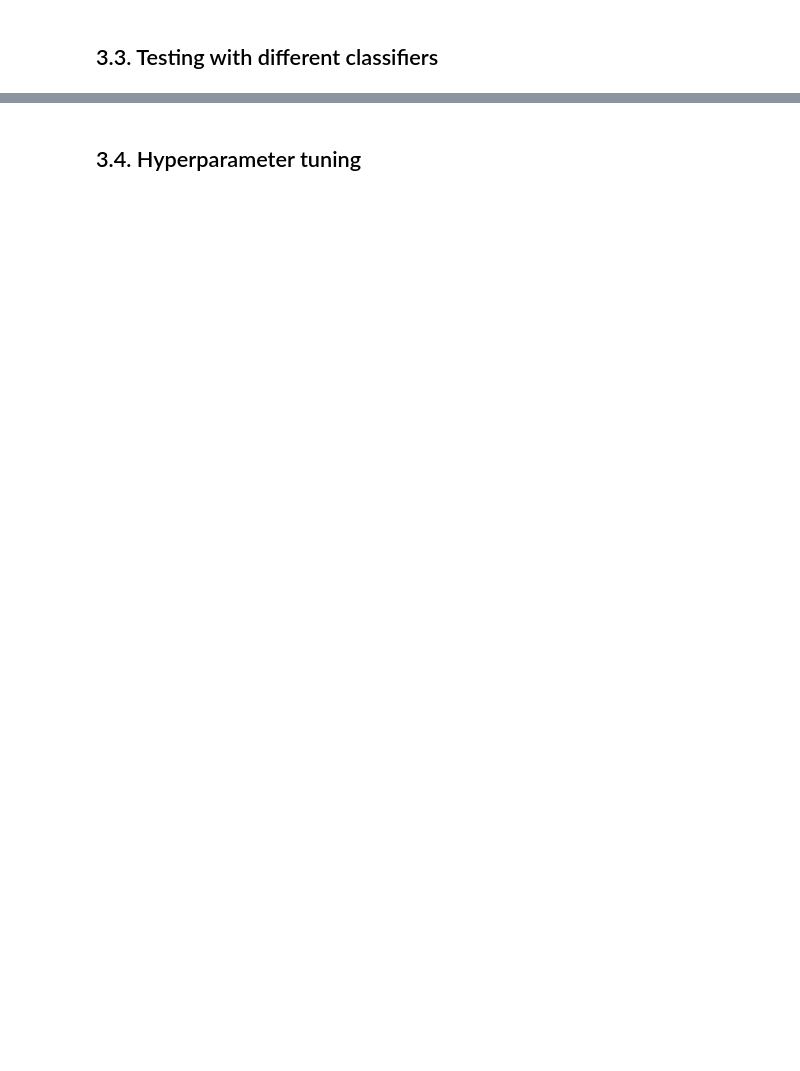
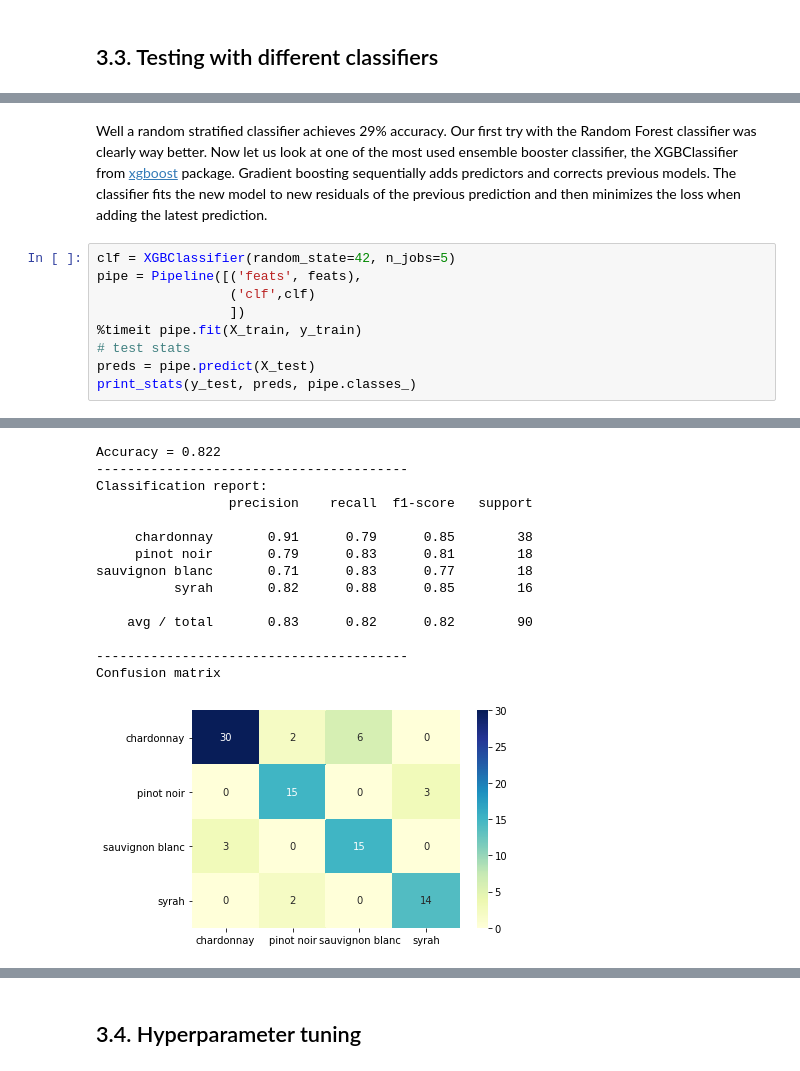
Before and after one commit to diveki/diveki.github.io, a Jupyter notebook: body_texts/blind_taster_algorithm.ipynb, the cells around one changed output, grey strips where cells are left out. Drawn from its saved outputs; the diff is of its cells as text; blank space fills up the shorter version.

```diff
--- a/body_texts/blind_taster_algorithm.ipynb
+++ b/body_texts/blind_taster_algorithm.ipynb
@@ -440,0 +501,12 @@ Counter({'chardonnay': 33, 'sauvignon blanc': 21, 'pinot noir': 19, 'syrah': 17}
+# %% [markdown]
+Well a random stratified classifier achieves 29% accuracy. Our first try with the Random Forest classifier was clearly way better. Now let us look at one of the most used ensemble booster classifier, the XGBClassifier from [xgboost](https://xgboost.readthedocs.io/en/latest/python/python_api.html) package. Gradient boosting sequentially adds predictors and corrects previous models. The classifier fits the new model to new residuals of the previous prediction and then minimizes the loss when adding the latest prediction.
+# %%
+clf = XGBClassifier(random_state=42, n_jobs=5)
+pipe = Pipeline([('feats', feats),
+                 ('clf',clf)
+                 ])
+%timeit pipe.fit(X_train, y_train)
+# test stats
+preds = pipe.predict(X_test)
+print_stats(y_test, preds, pipe.classes_)
+# %% [output]
@@ -440,0 +514,15 @@ Counter({'chardonnay': 33, 'sauvignon blanc': 21, 'pinot noir': 19, 'syrah': 17}
+Accuracy = 0.822
+----------------------------------------
+Classification report:
+                 precision    recall  f1-score   support
+
+     chardonnay       0.91      0.79      0.85        38
+     pinot noir       0.79      0.83      0.81        18
+sauvignon blanc       0.71      0.83      0.77        18
+          syrah       0.82      0.88      0.85        16
+
+    avg / total       0.83      0.82      0.82        90
+
+----------------------------------------
+Confusion matrix
+[figure, added]
```
Also changed, not shown: parts of 29 cells of this notebook, 2 other files.
